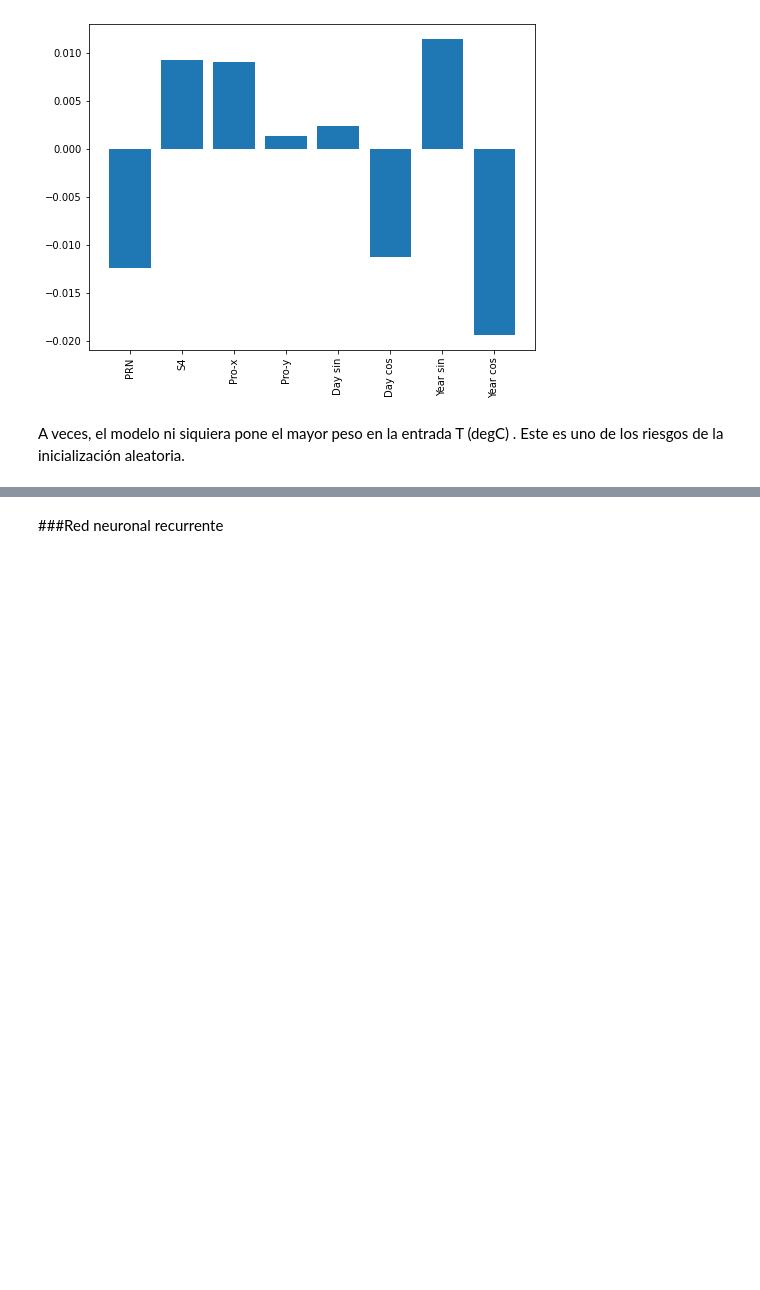
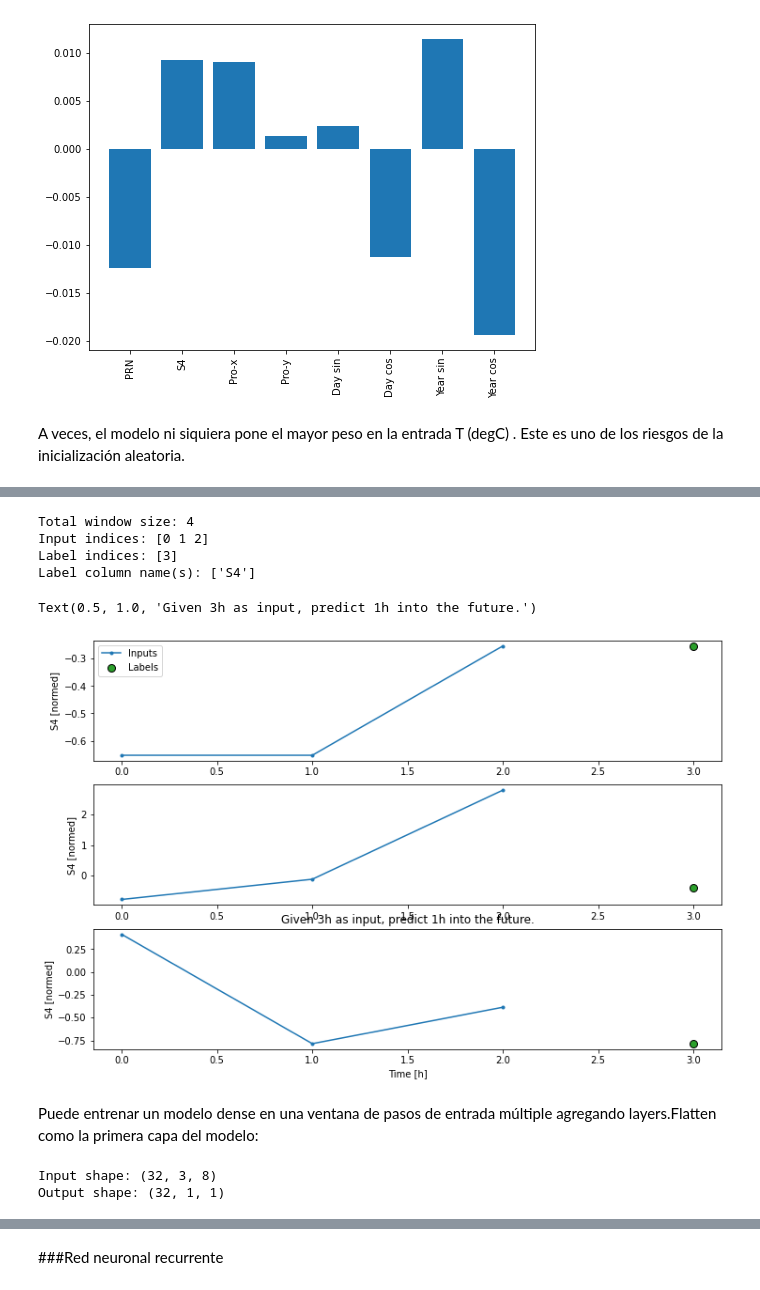
Before and after one commit to georgesteve/Research-Assitant-ML-ROJ, a Jupyter notebook: Semana_5.ipynb, the cells around one changed output, grey strips where cells are left out. Drawn from its saved outputs; the diff is of its cells as text; code cells hidden in the pictures; blank space fills up the shorter version.

```diff
--- a/Semana_5.ipynb
+++ b/Semana_5.ipynb
@@ -730,0 +770,22 @@ A veces, el modelo ni siquiera pone el mayor peso en la entrada T (degC) . Este
+# %%
+CONV_WIDTH = 3
+conv_window = WindowGenerator(
+    input_width=CONV_WIDTH,
+    label_width=1,
+    shift=1,
+    label_columns=['S4'])
+
+conv_window
+# %% [output]
+Total window size: 4
+Input indices: [0 1 2]
+Label indices: [3]
+Label column name(s): ['S4']
+# %%
+conv_window.plot()
+plt.title("Given 3h as input, predict 1h into the future.")
+# %% [output]
+Text(0.5, 1.0, 'Given 3h as input, predict 1h into the future.')
+[figure, added]
+# %% [markdown]
+Puede entrenar un modelo dense en una ventana de pasos de entrada múltiple agregando layers.Flatten como la primera capa del modelo:
@@ -730,0 +803,6 @@ A veces, el modelo ni siquiera pone el mayor peso en la entrada T (degC) . Este
+# %%
+print('Input shape:', conv_window.example[0].shape)
+print('Output shape:', multi_step_dense(conv_window.example[0]).shape)
+# %% [output]
+Input shape: (32, 3, 8)
+Output shape: (32, 1, 1)
```
Also changed, not shown: parts of 22 cells of this notebook.
